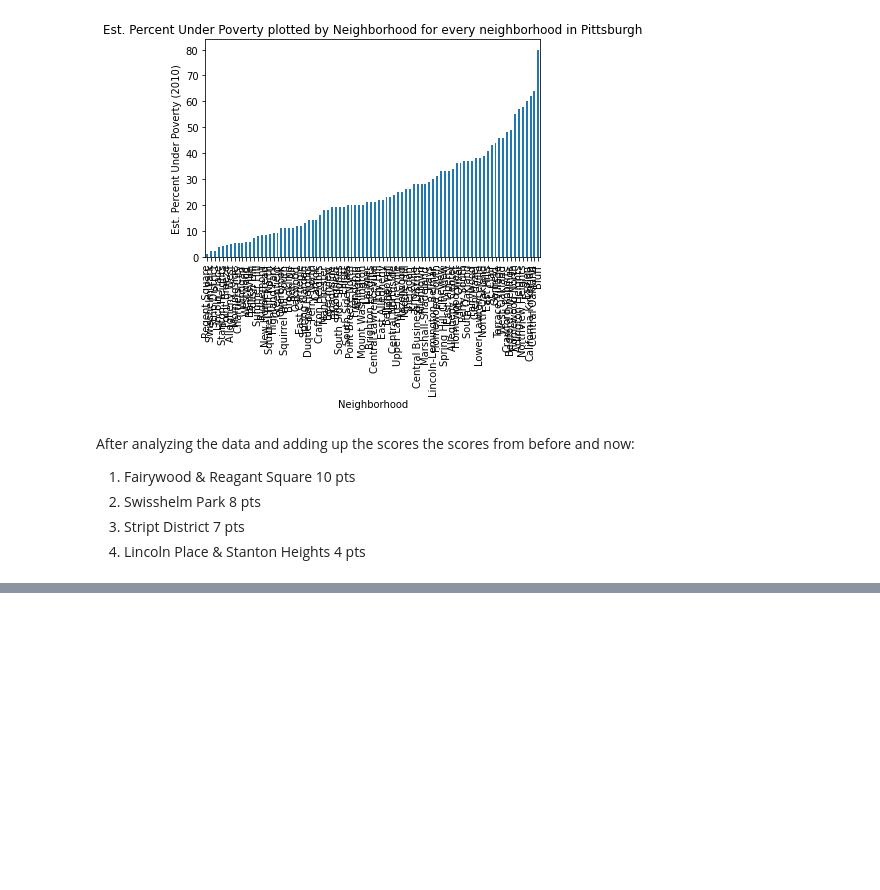
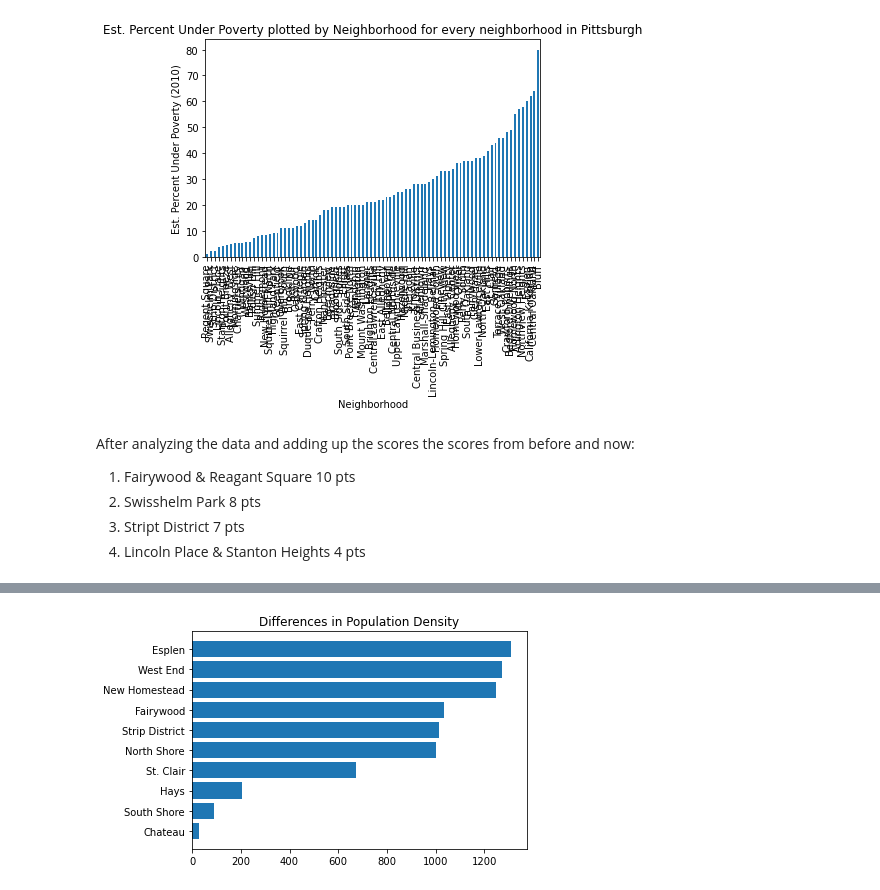
Before and after one commit to GAB8202/Best_Neighborhood, a Jupyter notebook: Main.ipynb, the cells around one changed output, grey strips where cells are left out. Drawn from its saved outputs; the diff is of its cells as text; code cells hidden in the pictures; blank space fills up the shorter version.

```diff
--- a/Main.ipynb
+++ b/Main.ipynb
@@ -218,0 +268,13 @@ After analyzing the data and adding up the scores the scores from before and now
+# %%
+df = pd.read_csv("built-enviornment-conditions.csv")
+def con(column):
+    column = column.replace(',', '')
+    column = int(column)
+    return column
+df['Population (2010)'] = df['Population (2010)'].map(con)
+df
+SquareM = df['Land Area (acres)'].str.replace(',', '').astype(float)*0.0015625
+df['Population Density'] = df['Population (2010)']/SquareM
+df2 = df.sort_values("Population Density", ascending=True).head(10)
+density = df2.loc[:,['Neighborhood','Population (2010)','Land Area (acres)','Population Density','Sector #']]
+density
@@ -218,0 +293,7 @@ After analyzing the data and adding up the scores the scores from before and now
+# %%
+import matplotlib.pyplot as plt
+plt.barh(density['Neighborhood'], density['Population Density'])
+plt.title('Differences in Population Density')
+plt.show()
+# %% [output]
+[figure, added]
```
Also changed, not shown: parts of 10 cells of this notebook.
